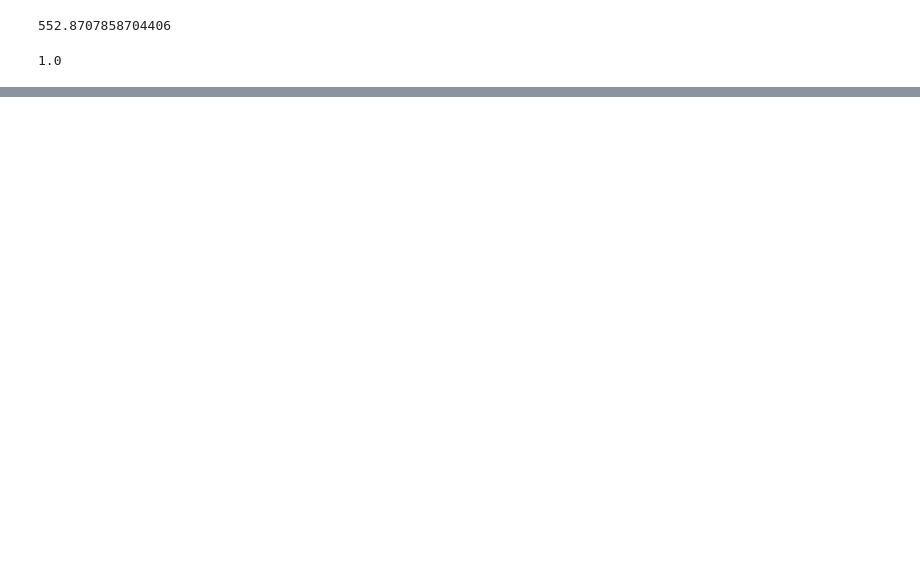
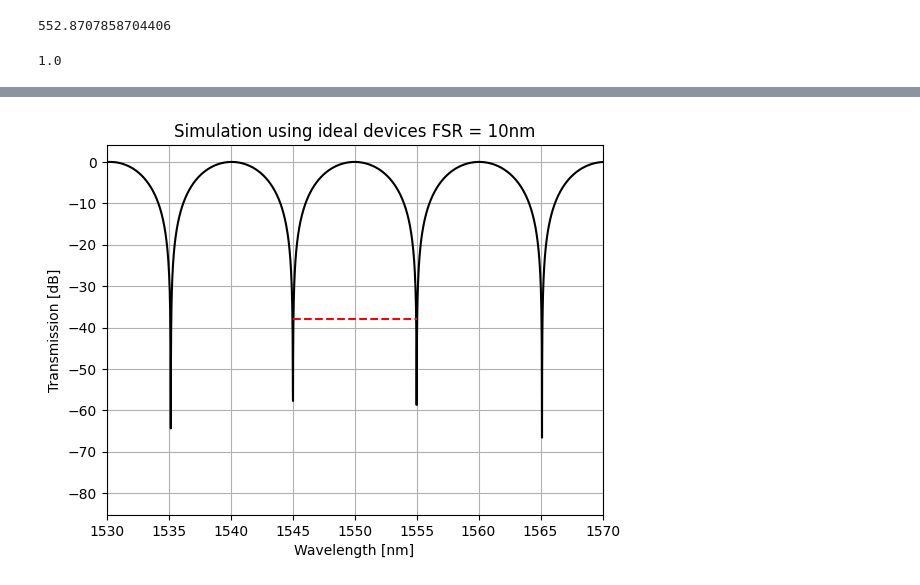
Before and after one commit to Lucivaldo1/Mach_Zenhder, a Jupyter notebook: mzi.ipynb, the cells around one changed output, grey strips where cells are left out. Cells and saved outputs as stored; diff of their text form; code cells hidden in the pictures; blank space fills up the shorter version.

```diff
--- a/mzi.ipynb
+++ b/mzi.ipynb
@@ -114,0 +117,21 @@ plt.xlim(1545, 1555)
+# %%
+icApi.run()
+# %%
+data2 = icApi.getresult('ona1', 'input 1/mode 1/gain')
+#print(data)
+#print((data['wavelength']))
+
+plt.plot(data2['wavelength']/nm, data2['TE gain (dB)'],color='black')
+#plt.plot(data['wavelength']/nm, data['mode 1 gain (dB)']) #for S parameters devices
+#plt.vlines(1550,ymin=-60,ymax=0, color='r')
+#plt.hlines(-23,xmin=1549.5,xmax=1550.5, color='r')
+plt.hlines(-38,xmin=1545,xmax=1555, color='r', linestyles='dashed')
+#plt.xlim(1545, 1555)
+plt.xlim(1530, 1570)
+plt.xlabel('Wavelength [nm]')
+plt.ylabel('Transmission [dB]')
+plt.grid()
+plt.title('Simulation using ideal devices FSR = 10nm')
+plt.savefig('Simulation using ideal devices FSR = 10nm.png')
+# %% [output]
+[figure, added]
```
Also changed, not shown: parts of 46 cells of this notebook, 56 other files.
